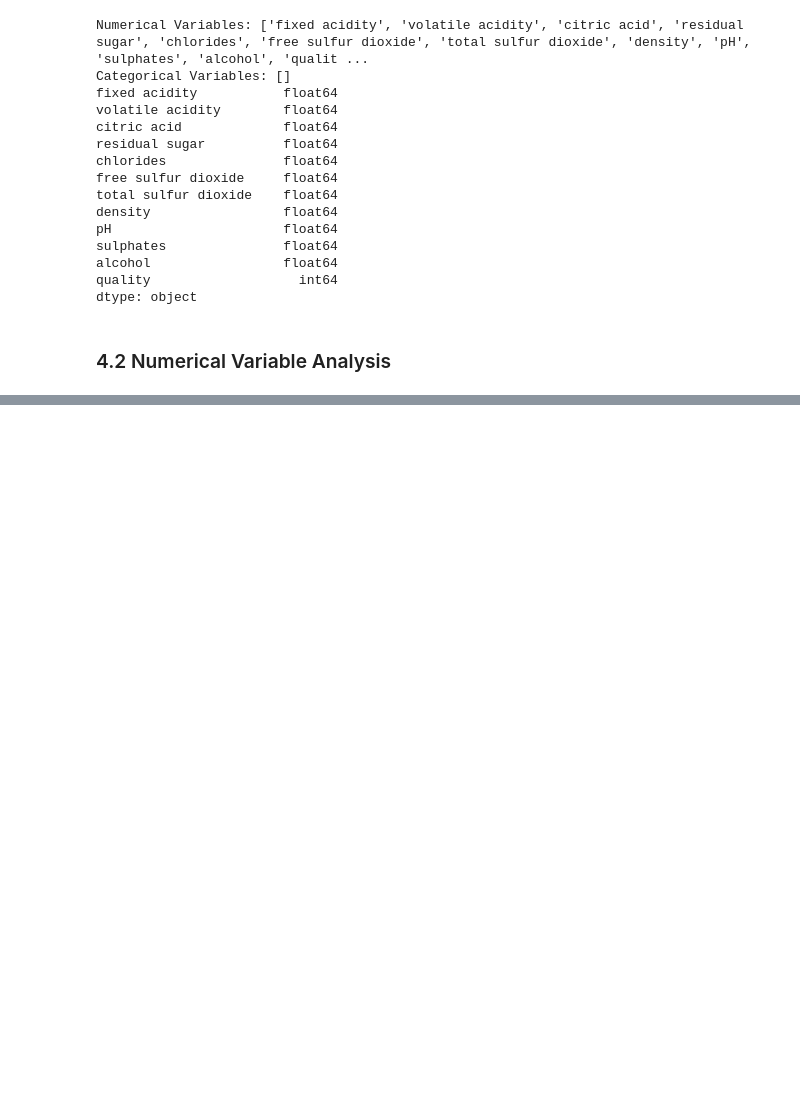
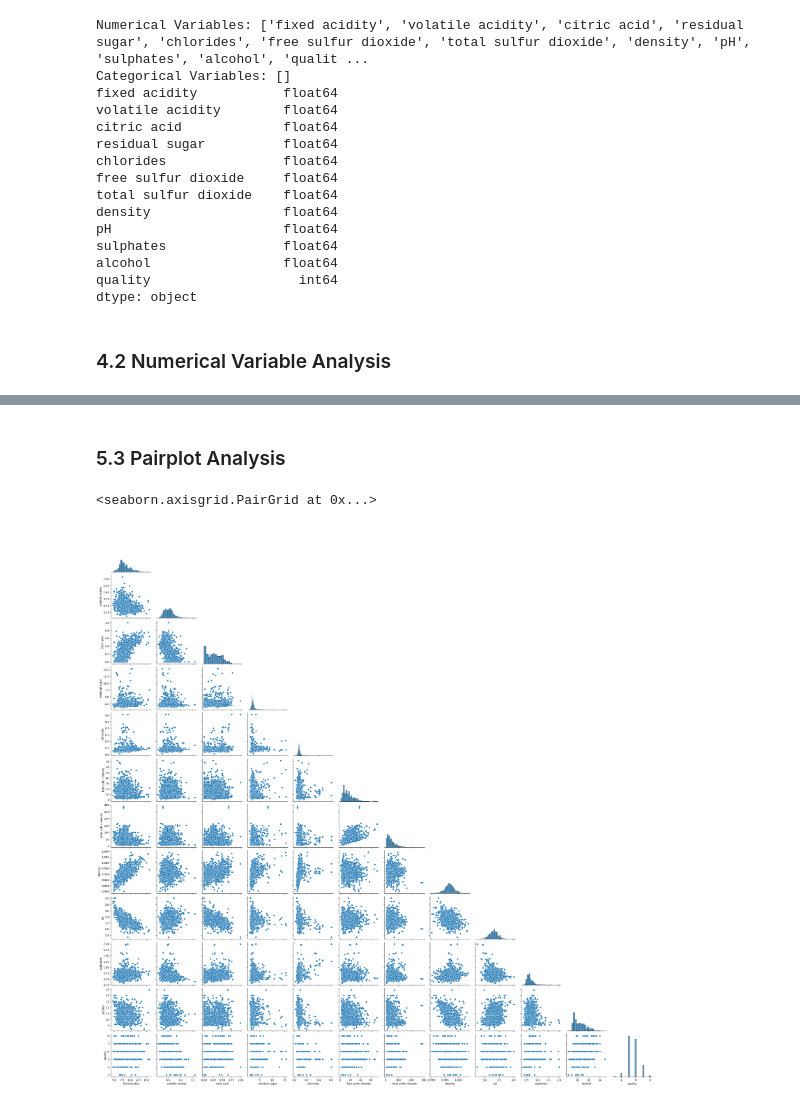
Before and after one commit to 4GeeksAcademy/danielpaez-dev-K-Nearest-Neighbours, a Jupyter notebook: src/explore.ipynb, the cells around one changed output, grey strips where cells are left out. Drawn from its saved outputs; the diff is of its cells as text; code cells hidden in the pictures; blank space fills up the shorter version.

```diff
--- a/src/explore.ipynb
+++ b/src/explore.ipynb
@@ -315,0 +364,7 @@ plt.show()
+# %% [markdown]
+### 5.3 Pairplot Analysis <a id='c5-3'></a>
+# %%
+sns.pairplot(data = total_data, corner=True)
+# %% [output]
+<seaborn.axisgrid.PairGrid at 0x...>
+[figure, added]
```
Also changed, not shown: parts of 16 cells of this notebook.
